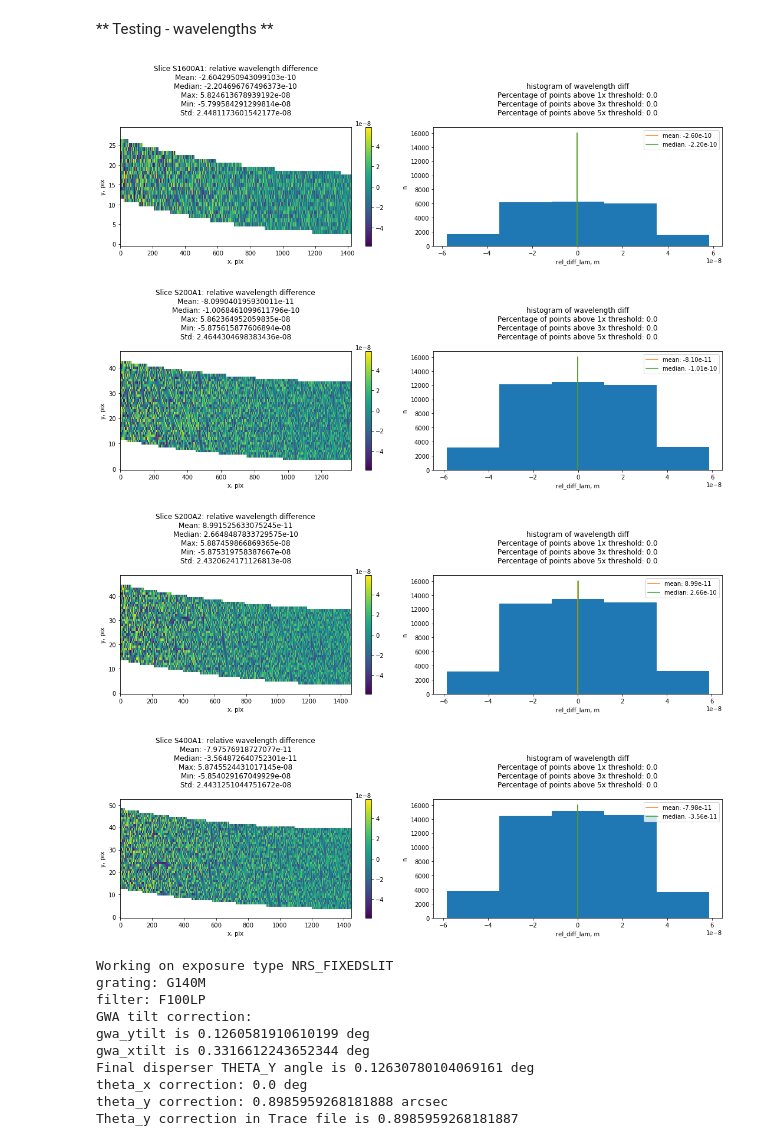
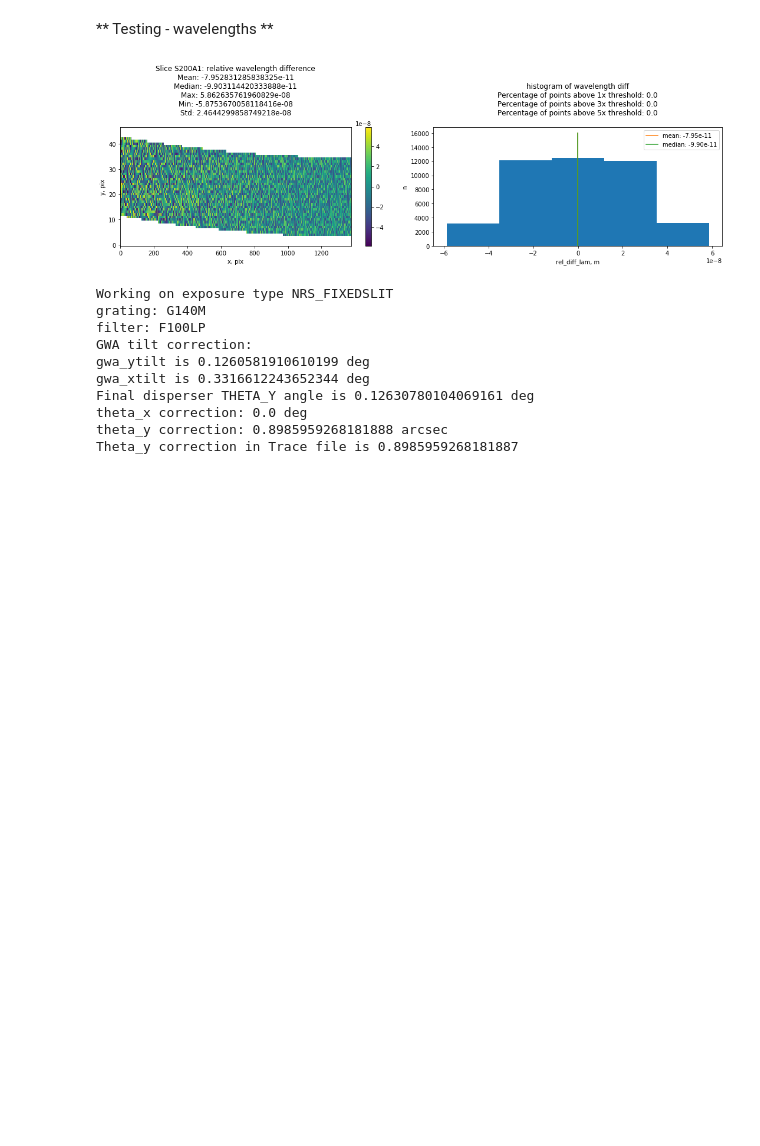
Before and after one commit to nden/nrs_testing, a Jupyter notebook: fs/NRS1_FS.ipynb, the cells around one changed output. Drawn from its saved outputs; the diff is of its cells as text; code cells hidden in the pictures; blank space fills up the shorter version.

```diff
--- a/fs/NRS1_FS.ipynb
+++ b/fs/NRS1_FS.ipynb
@@ -111,7 +111,7 @@ def compute_percentage(values, threshold):
 # %% [markdown]
 ** Testing - wavelengths **
 # %%
-#esa = ["esa/Trace_SLIT_A_200_1_V84600010001P0000000002101_39547_JLAB88.fits"]
+esa = ["esa/Trace_SLIT_A_200_1_V84600010001P0000000002101_39547_JLAB88.fits"]
 for trace in esa:
     # Open the Trace file and ead the extensions
     tr = fits.open(trace)
@@ -159,37 +159,34 @@ for trace in esa:
 
     title1 = "Slice {}: relative wavelength difference\n".format(slice_id)
     title1 += "Mean: {}\n".format(mean)
     title1 += "Median: {}\n".format(median)
     title1 += "Max: {}\n".format(dmax)
     title1 += "Min: {}\n".format(dmin)
     title1 += "Std: {}\n".format(dstd)
 
     title2 = "histogram of wavelength diff\n"
     title2 += "Percentage of points above 1x threshold: {}\n".format(percentage_results[0])
     title2 += "Percentage of points above 3x threshold: {}\n".format(percentage_results[1])
     title2 += "Percentage of points above 5x threshold: {}\n".format(percentage_results[2])
 
     fig = plt.figure(figsize=(15, 5))
     ax1 = plt.subplot(1,2,1)
     i1 = ax1.imshow(rel_diff_lam, aspect='auto')
     plt.title(title1)
     plt.colorbar(i1, ax=ax1 )
     plt.xlabel('x, pix')
     plt.ylabel('y, pix')
     ax2 = plt.subplot(1,2,2)
     i2 = plt.hist(rel_diff_lam[~np.isnan(rel_diff_lam)].flatten(), bins=5)
     ax2.plot([mean]*2, [0,16000], label="mean: {:3.2e}".format(mean))
     ax2.plot([median]*2, [0,16000], label="median: {:3.2e}".format(median))
     ax2.legend()
     plt.title(title2)
     plt.xlabel('rel_diff_lam, m')
     plt.ylabel('n')
     fig.tight_layout()
 # %% [output]
-[figure, old version]
+[figure, new version]
-[figure, removed]
-[figure, removed]
-[figure, removed]
 # %%
 print("Working on exposure type {0}".format(im.meta.exposure.type))
 print("grating: {0}".format(im.meta.instrument.grating))
```
Also changed, not shown: parts of 8 cells of this notebook.
